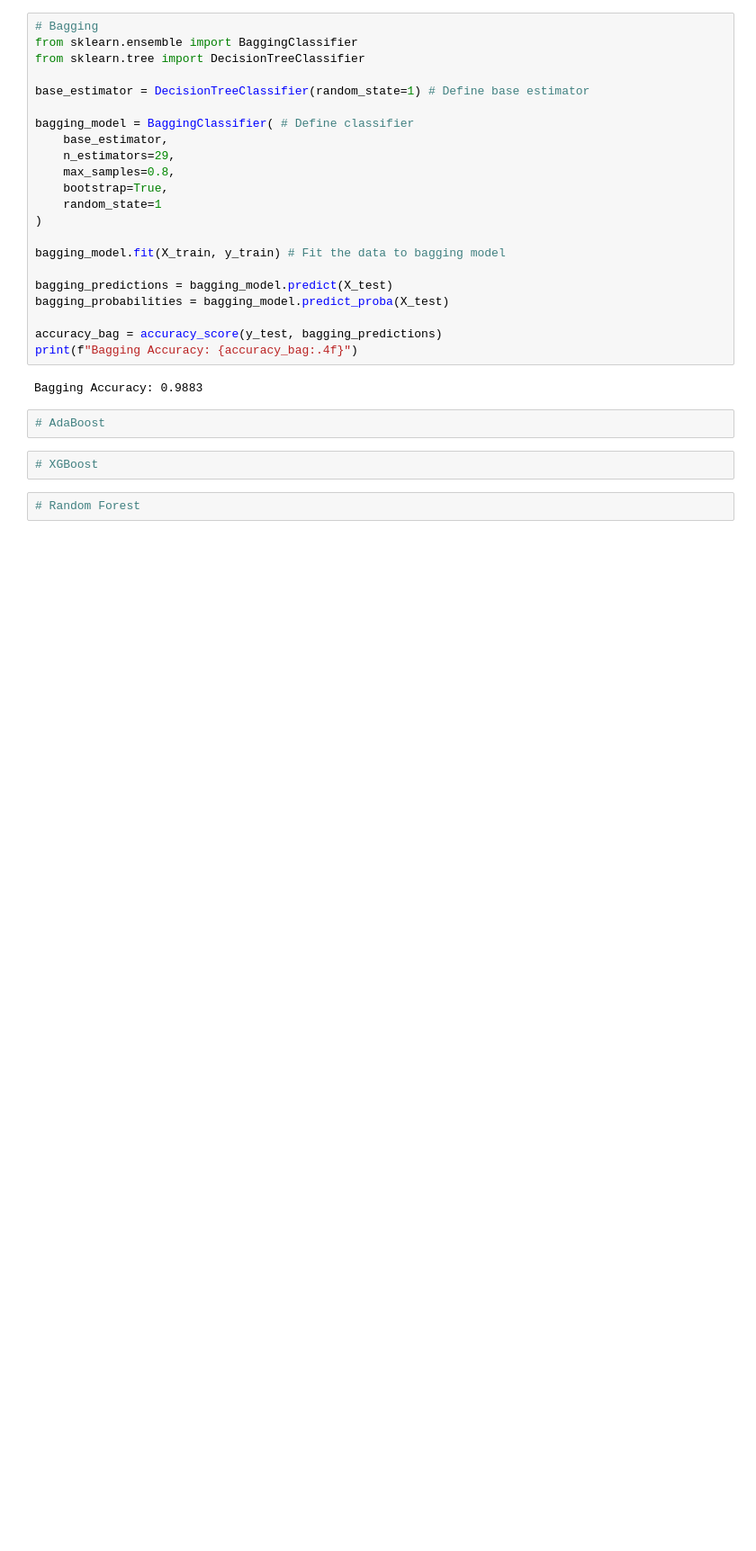
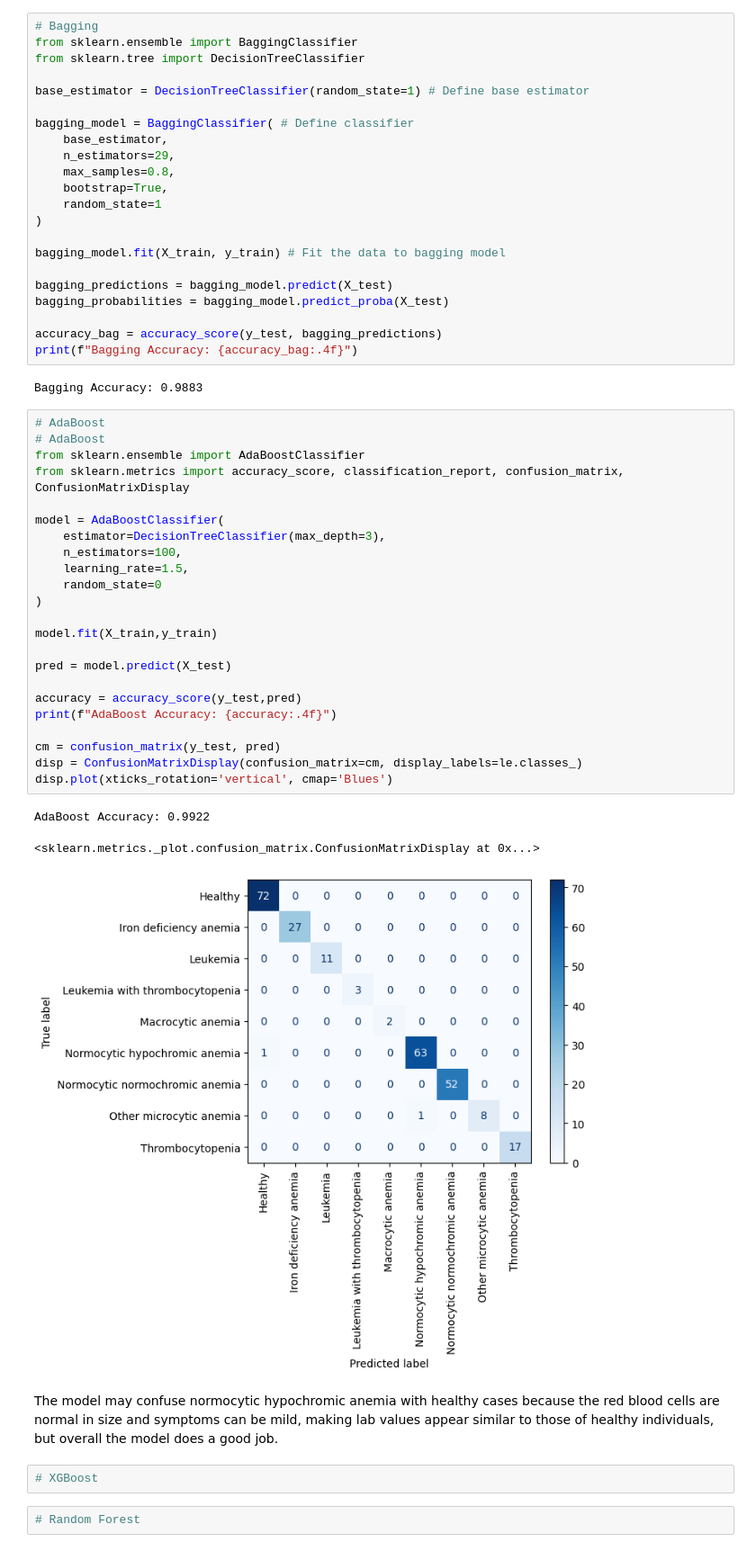
Before and after one commit to davidtabor0/Anemia_Classification, a Jupyter notebook: Anemia_Notebook.ipynb, the cells around one changed output. Shown at 90% size. Drawn from its saved outputs; the diff is of its cells as text; blank space fills up the shorter version.

Commit message:
Added AdaBoost and Confusion Matrix

```diff
--- a/Anemia_Notebook.ipynb
+++ b/Anemia_Notebook.ipynb
@@ -200,6 +200,33 @@ print(f"Bagging Accuracy: {accuracy_bag:.4f}")
 Bagging Accuracy: 0.9883
 # %%
 # AdaBoost
+# AdaBoost
+from sklearn.ensemble import AdaBoostClassifier
+from sklearn.metrics import accuracy_score, classification_report, confusion_matrix, ConfusionMatrixDisplay
+
+model = AdaBoostClassifier(
+    estimator=DecisionTreeClassifier(max_depth=3),
+    n_estimators=100,
+    learning_rate=1.5,
+    random_state=0
+)
+
+model.fit(X_train,y_train)
+
+pred = model.predict(X_test)
+
+accuracy = accuracy_score(y_test,pred)
+print(f"AdaBoost Accuracy: {accuracy:.4f}")
+
+cm = confusion_matrix(y_test, pred)
+disp = ConfusionMatrixDisplay(confusion_matrix=cm, display_labels=le.classes_)
+disp.plot(xticks_rotation='vertical', cmap='Blues')
+# %% [output]
+AdaBoost Accuracy: 0.9922
+<sklearn.metrics._plot.confusion_matrix.ConfusionMatrixDisplay at 0x...>
+[figure, added]
+# %% [markdown]
+The model may confuse normocytic hypochromic anemia with healthy cases because the red blood cells are normal in size and symptoms can be mild, making lab values appear similar to those of healthy individuals, but overall the model does a good job.
 # %%
 # XGBoost
 # %%
```
Also changed, not shown: parts of 3 cells of this notebook.
